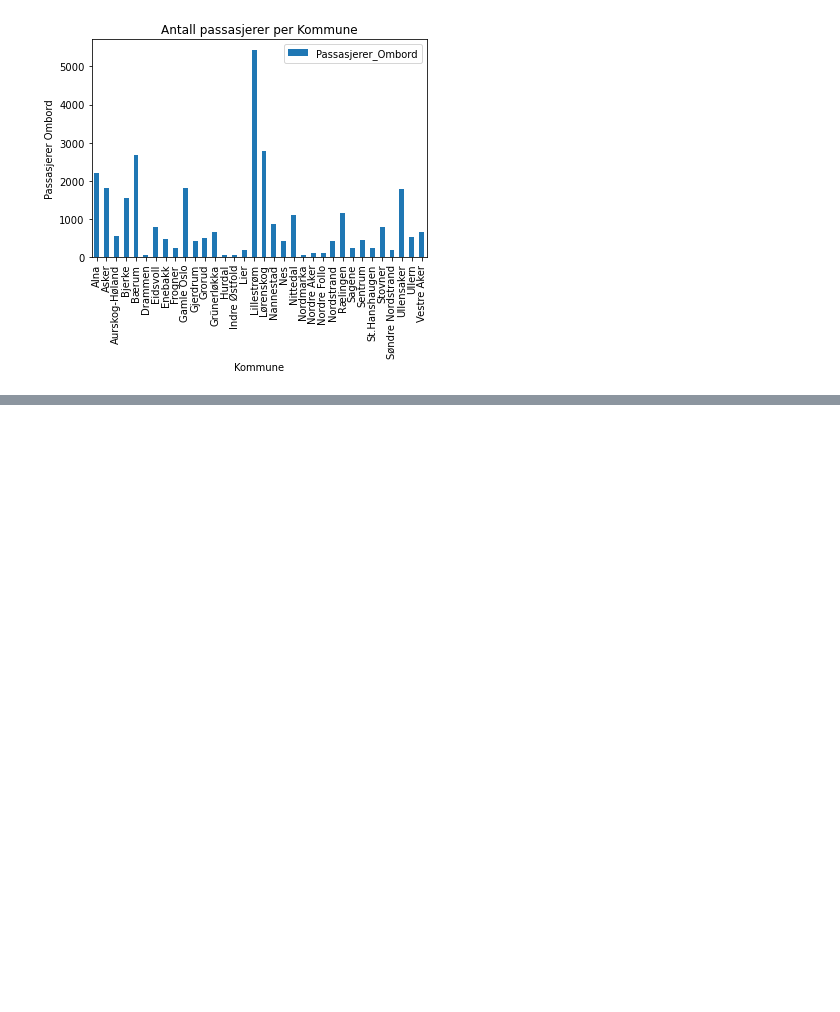
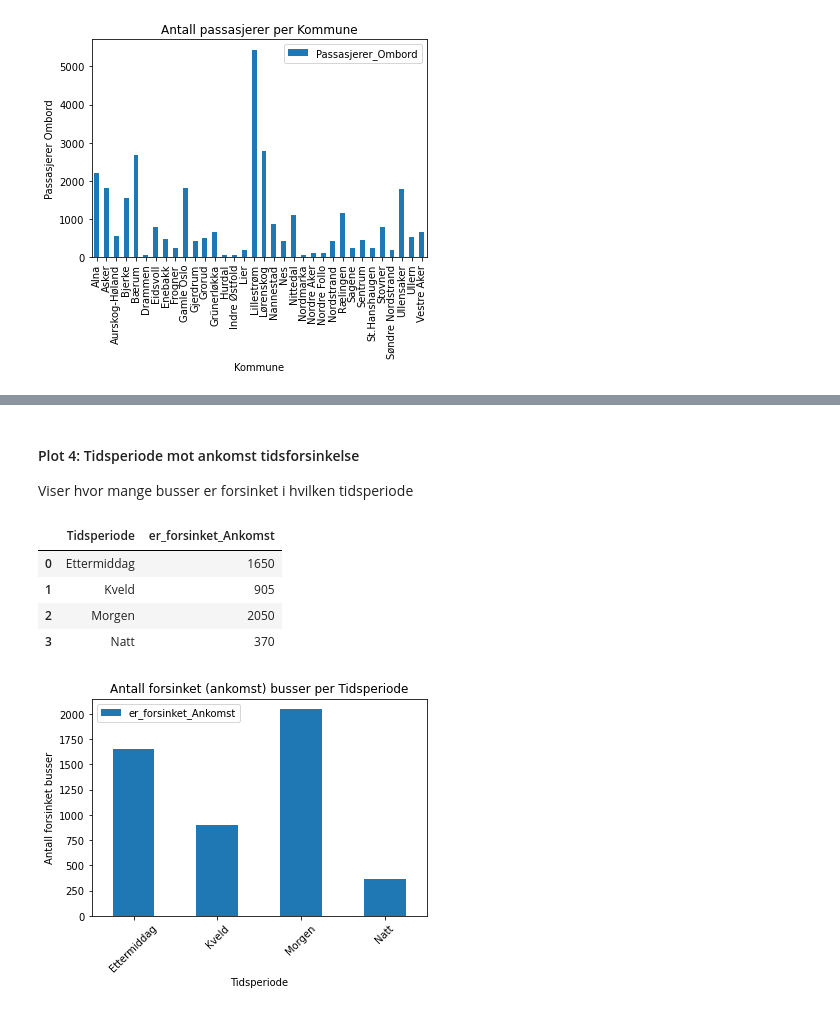
Before and after one commit to NimaAB/DAVE3625_Assignment_1, a Jupyter notebook: start.ipynb, the cells around one changed output, grey strips where cells are left out. Saved outputs shown, nothing was run; the diff lists cells and outputs as text; code cells hidden in the pictures; blank space fills up the shorter version.

```diff
--- a/start.ipynb
+++ b/start.ipynb
@@ -279,0 +289,14 @@ antall_passasjerer_per_tidsperiode.plot.bar(x='Tidsperiode',ylabel='Passasjerer
+# %% [markdown]
+#### Plot 4: Tidsperiode mot ankomst tidsforsinkelse
+Viser hvor mange busser er forsinket i hvilken tidsperiode
+# %%
+forsinket_ankomst_per_tidsperiode = df.groupby('Tidsperiode', as_index=False).agg({'er_forsinket_Ankomst':sum})
+forsinket_ankomst_per_tidsperiode.plot.bar(rot=45, x='Tidsperiode', ylabel='Antall forsinket busser', title='Antall forsinket (ankomst) busser per Tidsperiode')
+forsinket_ankomst_per_tidsperiode
+# %% [output]
+|  | Tidsperiode | er_forsinket_Ankomst |
+| 0 | Ettermiddag | 1650 |
+| 1 | Kveld | 905 |
+| 2 | Morgen | 2050 |
+| 3 | Natt | 370 |
+[figure, added]
```
Also changed, not shown: parts of 10 cells of this notebook.
